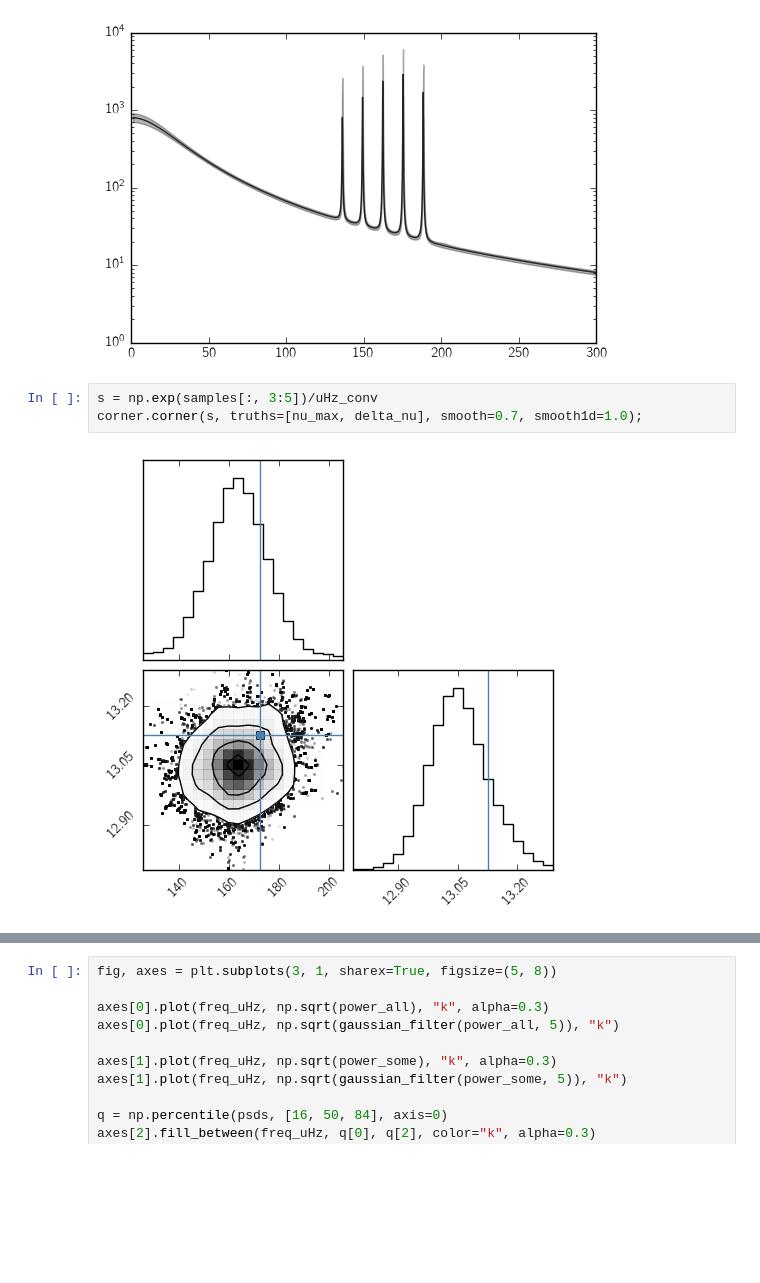
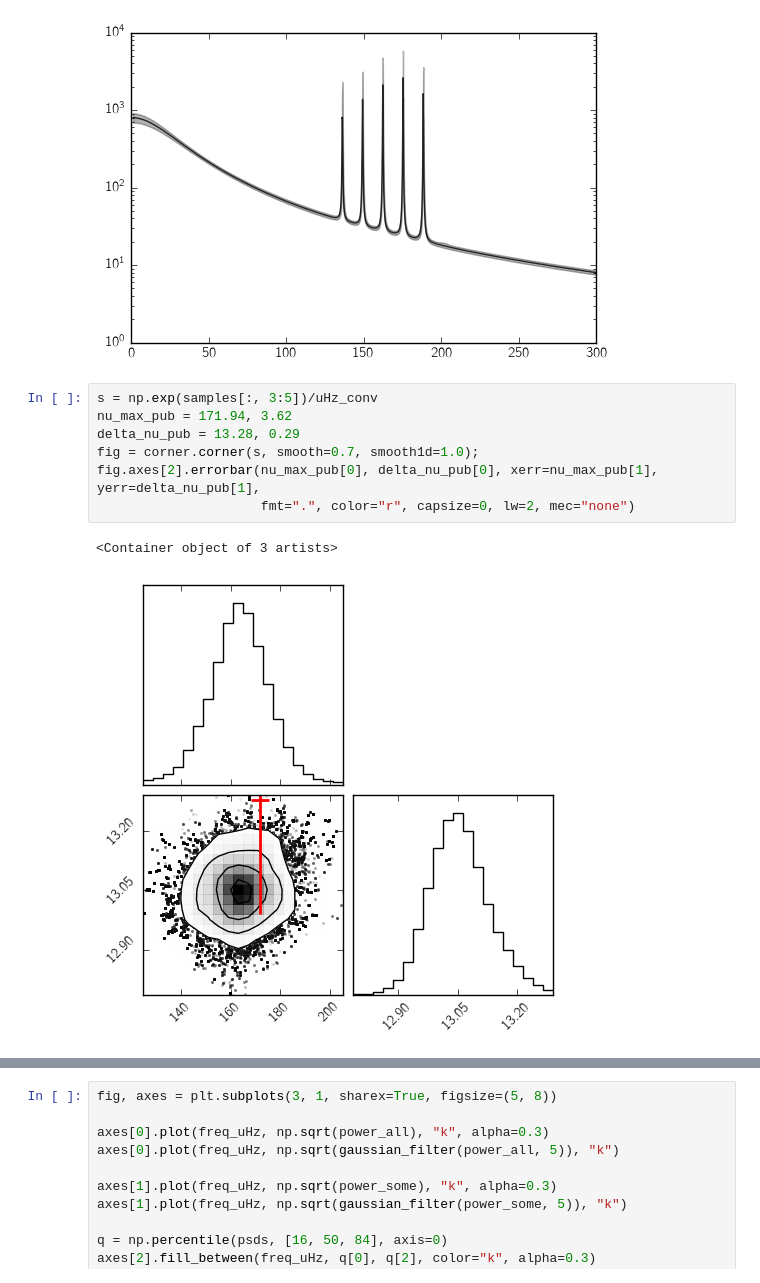
Before and after one commit to dfm/celerite, a Jupyter notebook: python/examples/astero-demo.ipynb, the cells around one changed output, grey strips where cells are left out. Drawn from its saved outputs; the diff is of its cells as text; blank space fills up the shorter version.

```diff
--- a/python/examples/astero-demo.ipynb
+++ b/python/examples/astero-demo.ipynb
@@ -361,9 +359,14 @@ plt.yscale("log")
 [figure]
 # %%
 s = np.exp(samples[:, 3:5])/uHz_conv
-corner.corner(s, truths=[nu_max, delta_nu], smooth=0.7, smooth1d=1.0);
+nu_max_pub = 171.94, 3.62
+delta_nu_pub = 13.28, 0.29
+fig = corner.corner(s, smooth=0.7, smooth1d=1.0);
+fig.axes[2].errorbar(nu_max_pub[0], delta_nu_pub[0], xerr=nu_max_pub[1], yerr=delta_nu_pub[1],
+                     fmt=".", color="r", capsize=0, lw=2, mec="none")
 # %% [output]
+<Container object of 3 artists>
-[figure, old version]
+[figure, new version]
 # %%
 corner.corner(samples);
 # %% [output]
```
Also changed, not shown: parts of 3 cells of this notebook, 2 other files.
